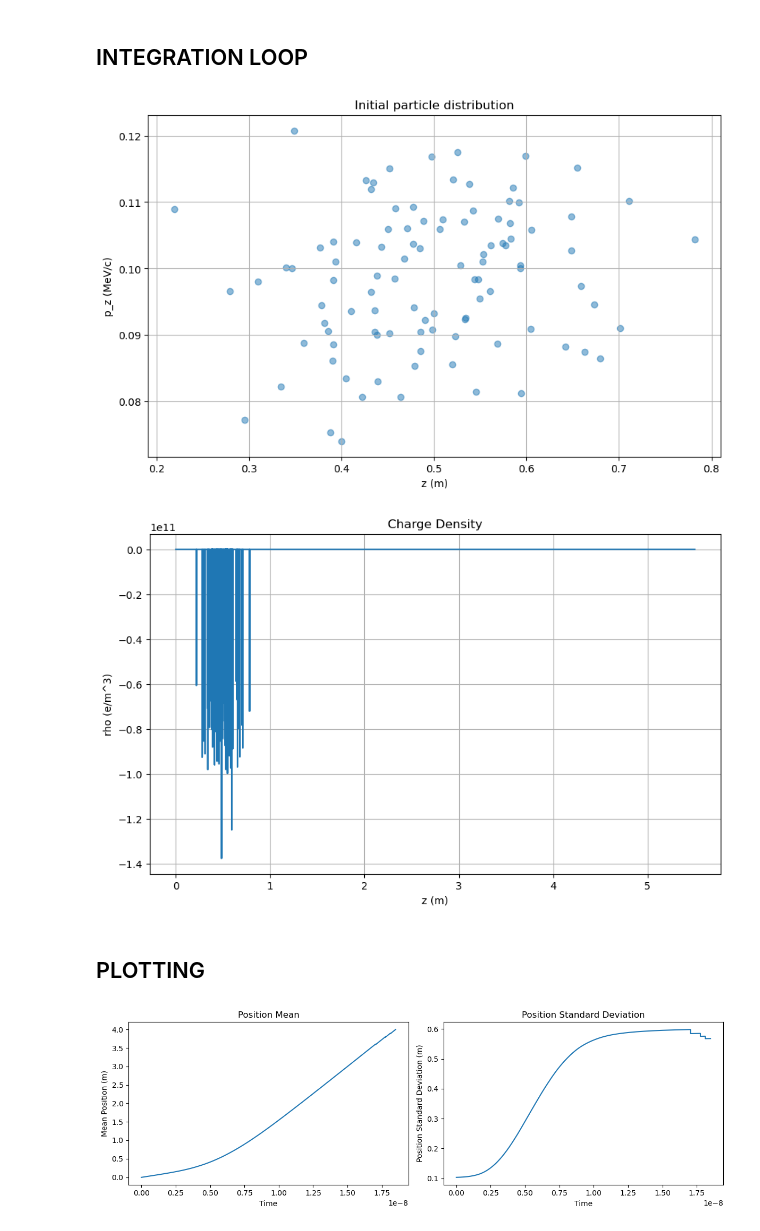
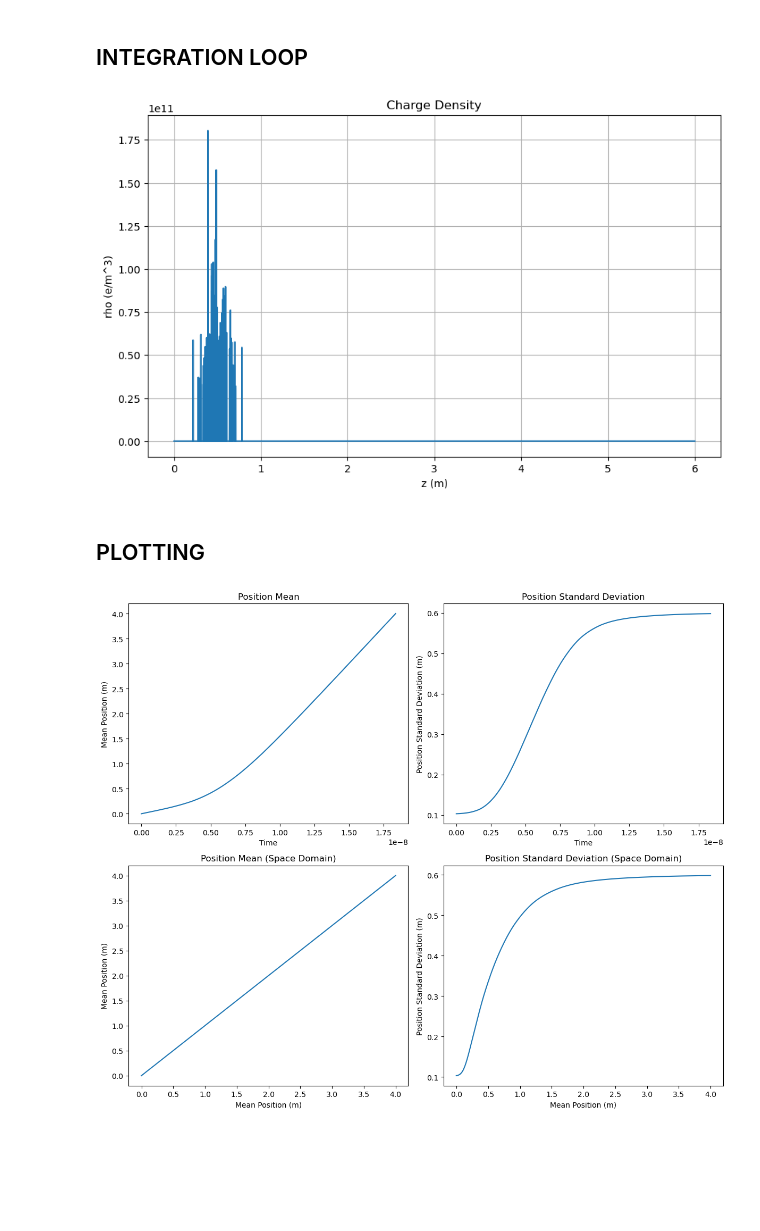
Before and after one commit to alexanderwischmann/FS26-semester-project, a Jupyter notebook: python/1D_solve.ipynb, the cells around one changed output. Cells and saved outputs as stored; diff of their text form; code cells hidden in the pictures; blank space fills up the shorter version.

Commit message:
Refactor 1D python solver

```diff
--- a/python/1D_solve.ipynb
+++ b/python/1D_solve.ipynb
@@ -181,10 +184,5 @@ def push_particles(position_particles, momentum_stag_particles, E_particles):
 # %% [markdown]
 ## Initialization
 # %%
-position_particles = np.random.normal(POSITION_0, SIGMA_POSITION, N_P)
-momentum_particles = np.random.normal(MOMENTUM_0, SIGMA_MOMENTUM, N_P)
-
-# PLOT_particles(particles, 'Initial particle distribution')
-
-position_grid = np.arange(Z_START, Z_END + DELTA_Z, DELTA_Z)
-assert len(position_grid) == N_Z
+position_particles = np.random.normal(POSITION_0, POSITION_SIGMA, N_P)
+momentum_particles = np.random.normal(MOMENTUM_0, MOMENTUM_SIGMA, N_P)
@@ -210,19 +197,15 @@ print(position_particles[:10])
 
 # TODO In 3D, transform into (quasi) rest frame here
 rho_grid = scatter_charge(position_particles)
-E_tot_grid = solve_E_tot(rho_grid, position_grid)
+E_tot_grid = solve_E_tot(rho_grid)
 # TODO In 3D, transform back to lab frame here (?)
-E_particles = gather_field(position_particles, E_tot_grid, position_grid)
+E_particles = gather_field(position_particles, E_tot_grid)
 
 momentum_stag_particles = momentum_particles - Q_E * E_particles * (C*DELTA_T) / 2 # staggered momentum for Velocity Verlet
-# %%
-PLOT_particles(position_particles, momentum_particles, 'Initial particle distribution')
-# %% [output]
-[figure]
 # %%
-PLOT_rho(position_grid, rho_grid)
+PLOT_rho(POSITION_GRID, rho_grid)
 # %% [output]
-[figure, old version]
+[figure, new version]
 # %%
 # Main integration loop
 
@@ -239,9 +222,9 @@ while z_mean < Z_2 and t < T_MAX:
 
     # TODO In 3D, transform into (quasi) rest frame here
     rho_grid = scatter_charge(position_particles)
-    E_tot_grid = solve_E_tot(rho_grid, position_grid)
+    E_tot_grid = solve_E_tot(rho_grid)
     # TODO In 3D, transform back to lab frame here (?)
-    E_particles = gather_field(position_particles, E_tot_grid, position_grid)
+    E_particles = gather_field(position_particles, E_tot_grid)
     position_particles, momentum_stag_particles = push_particles(position_particles, momentum_stag_particles, E_particles)
 
 
@@ -272,23 +255,32 @@ momentum_stag_means = np.array(momentum_stag_means)
 position_sigmas = np.array(position_sigmas)
 momentum_stag_sigmas = np.array(momentum_stag_sigmas)
 # %%
-fig, axes = plt.subplots(1, 2, figsize=(12, 4), sharex=True)
+fig, axes = plt.subplots(2, 2, figsize=(12, 10))
 
-axes[0].plot(times, position_means)
-axes[0].set_xlabel('Time')
-axes[0].set_ylabel('Mean Position (m)')
-axes[0].set_title('Position Mean')
+axes[0, 0].plot(times, position_means)
+axes[0, 0].set_xlabel('Time')
+axes[0, 0].set_ylabel('Mean Position (m)')
+axes[0, 0].set_title('Position Mean')
 
-axes[1].plot(times, position_sigmas)
-axes[1].set_xlabel('Time')
-axes[1].set_ylabel('Position Standard Deviation (m)')
-axes[1].set_title('Position Standard Deviation')
+axes[0, 1].plot(times, position_sigmas)
+axes[0, 1].set_xlabel('Time')
+axes[0, 1].set_ylabel('Position Standard Deviation (m)')
+axes[0, 1].set_title('Position Standard Deviation')
 
+axes[1, 0].plot(position_means, position_means)
+axes[1, 0].set_xlabel('Mean Position (m)')
+axes[1, 0].set_ylabel('Mean Position (m)')
+axes[1, 0].set_title('Position Mean (Space Domain)')
+
+axes[1, 1].plot(position_means, position_sigmas)
+axes[1, 1].set_xlabel('Mean Position (m)')
+axes[1, 1].set_ylabel('Position Standard Deviation (m)')
+axes[1, 1].set_title('Position Standard Deviation (Space Domain)')
 
 fig.tight_layout()
 plt.show()
 # %% [output]
-[figure, old version]
+[figure, new version]
 # %%
 fig, axes = plt.subplots(2, 2, figsize=(12, 10))
 
```
Also changed, not shown: parts of 8 cells of this notebook.
